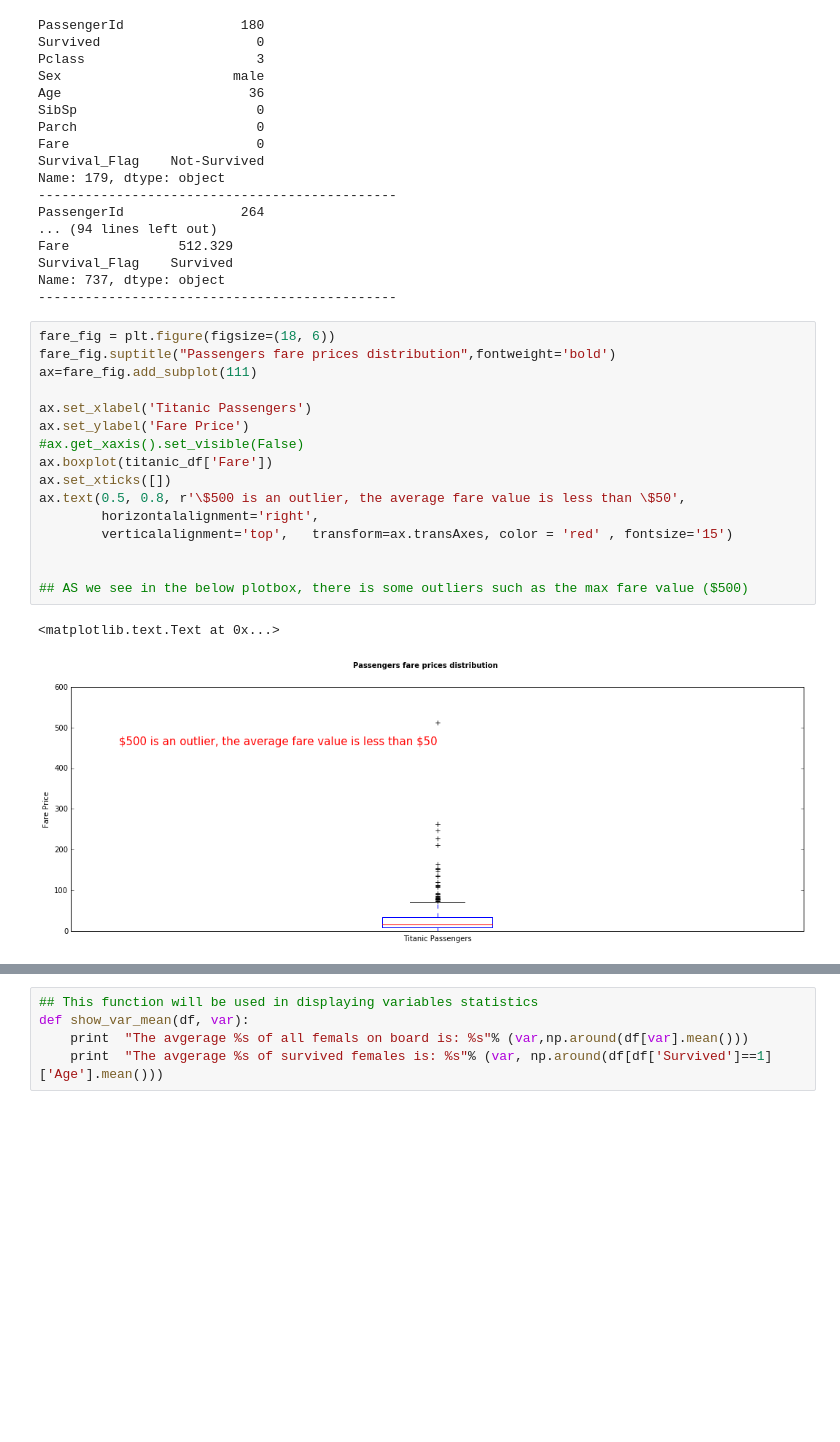
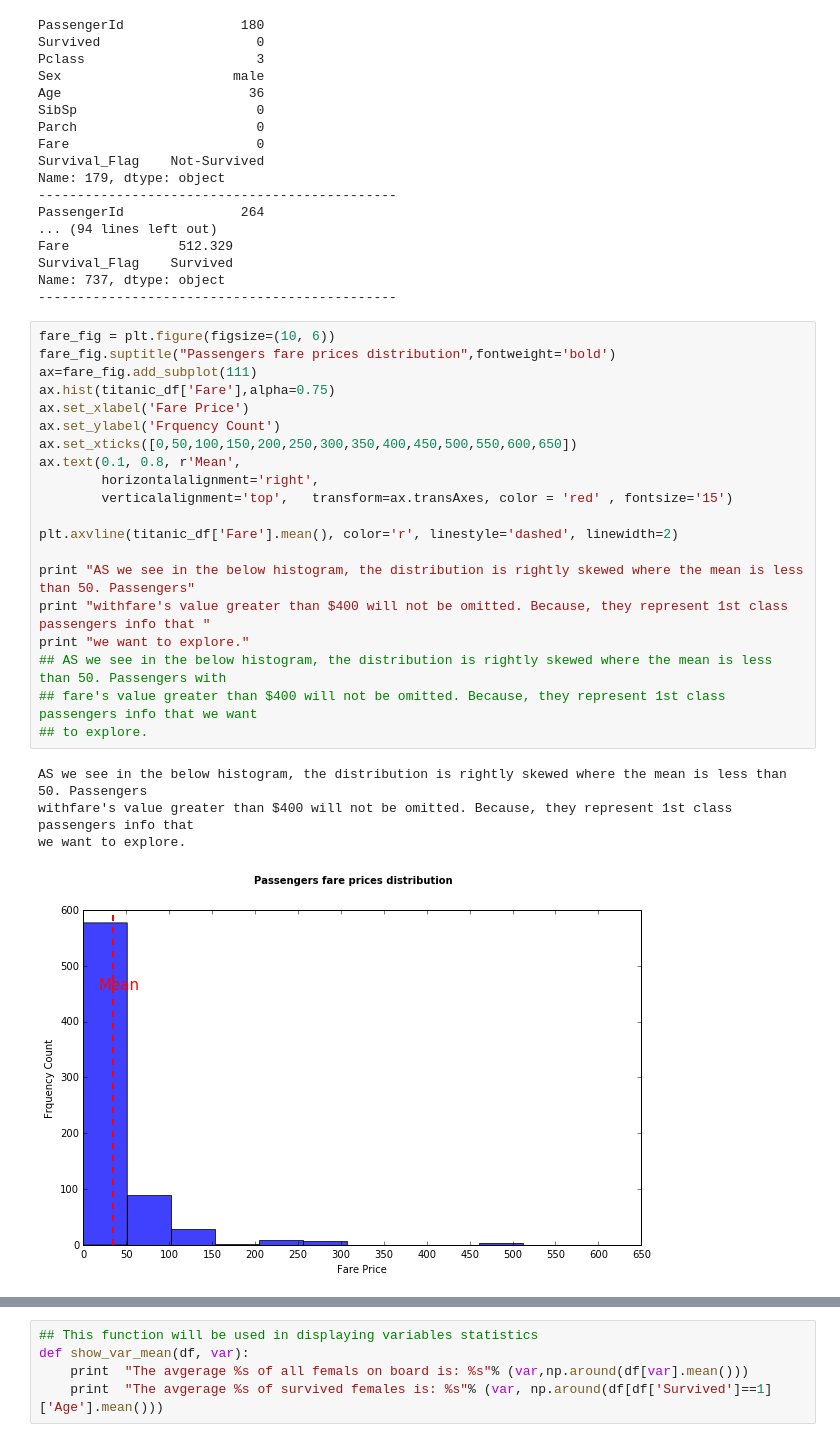
Before and after one commit to SueAli/Investigate_dataset_Titanic, a Jupyter notebook: P2_Code.ipynb, the cells around one changed output, grey strips where cells are left out. Saved outputs shown, nothing was run; the diff lists cells and outputs as text; blank space fills up the shorter version.

```diff
--- a/P2_Code.ipynb
+++ b/P2_Code.ipynb
@@ -203,25 +203,31 @@ Fare              512.329
 Survival_Flag    Survived
 Name: 737, dtype: object
 ----------------------------------------------
-# %%
-fare_fig = plt.figure(figsize=(18, 6))
-fare_fig.suptitle("Passengers fare prices distribution",fontweight='bold')
-ax=fare_fig.add_subplot(111)
-
-ax.set_xlabel('Titanic Passengers')
-ax.set_ylabel('Fare Price')
-#ax.get_xaxis().set_visible(False)
-ax.boxplot(titanic_df['Fare'])
-ax.set_xticks([])
-ax.text(0.5, 0.8, r'\$500 is an outlier, the average fare value is less than \$50',
-        horizontalalignment='right',
-        verticalalignment='top',   transform=ax.transAxes, color = 'red' , fontsize='15')
-
-
-## AS we see in the below plotbox, there is some outliers such as the max fare value ($500)
-# %% [output]
-<matplotlib.text.Text at 0x...>
-[figure, removed]
+# %%
+fare_fig = plt.figure(figsize=(10, 6))
+fare_fig.suptitle("Passengers fare prices distribution",fontweight='bold')
+ax=fare_fig.add_subplot(111)
+ax.hist(titanic_df['Fare'],alpha=0.75)
+ax.set_xlabel('Fare Price')
+ax.set_ylabel('Frquency Count')
+ax.set_xticks([0,50,100,150,200,250,300,350,400,450,500,550,600,650])
+ax.text(0.1, 0.8, r'Mean',
+        horizontalalignment='right',
+        verticalalignment='top',   transform=ax.transAxes, color = 'red' , fontsize='15')
+
+plt.axvline(titanic_df['Fare'].mean(), color='r', linestyle='dashed', linewidth=2)
+
+print "AS we see in the below histogram, the distribution is rightly skewed where the mean is less than 50. Passengers"
+print "withfare's value greater than $400 will not be omitted. Because, they represent 1st class passengers info that "
+print "we want to explore."
+## AS we see in the below histogram, the distribution is rightly skewed where the mean is less than 50. Passengers with
+## fare's value greater than $400 will not be omitted. Because, they represent 1st class passengers info that we want
+## to explore.
+# %% [output]
+AS we see in the below histogram, the distribution is rightly skewed where the mean is less than 50. Passengers
+withfare's value greater than $400 will not be omitted. Because, they represent 1st class passengers info that
+we want to explore.
+[figure, added]
 # %% [markdown]
 # Date Exploration
 After cleansing the data, let's explore the data patterns and find the expected relations between variables that answer the following questions:
```
Also changed, not shown: parts of 1 cell of this notebook.
